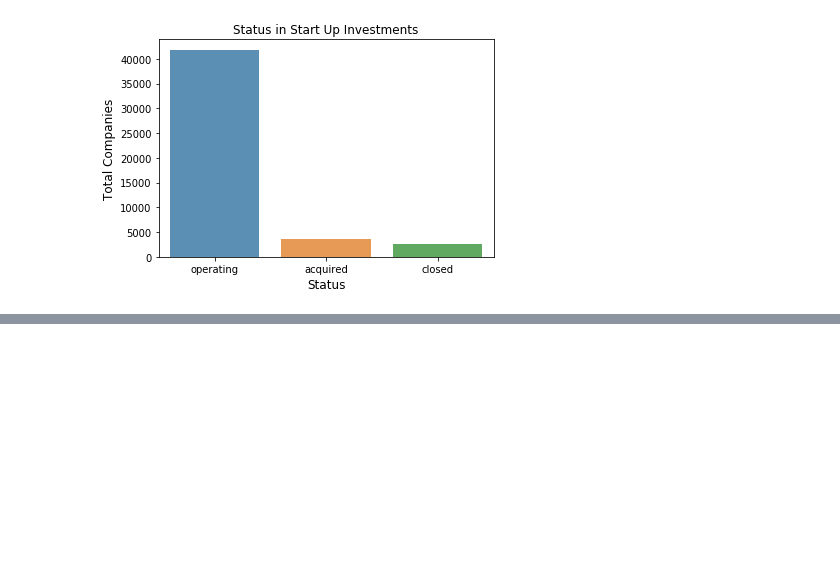
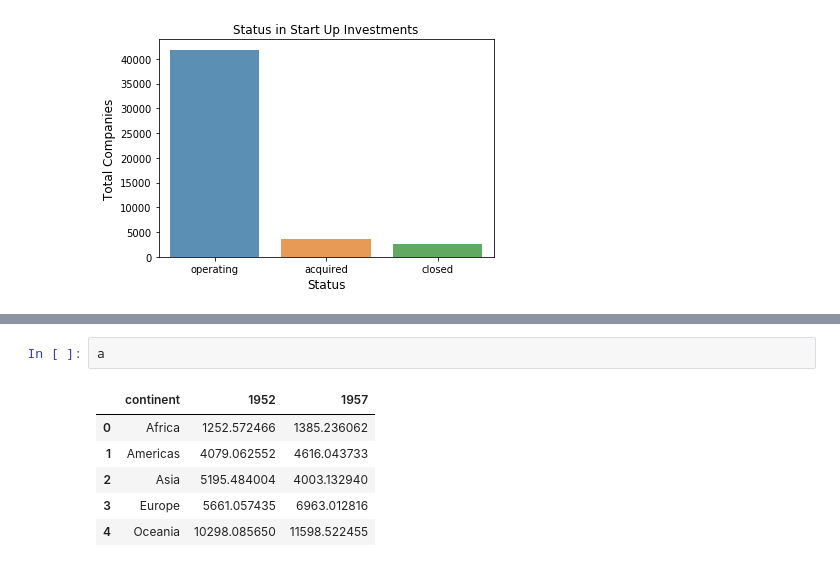
Before and after one commit to Eunha-Personal-Assistant/EDA-StartUpInvestments, a Jupyter notebook: Start Up Investments.ipynb, the cells around one changed output, grey strips where cells are left out. Saved outputs shown, nothing was run; the diff lists cells and outputs as text; blank space fills up the shorter version.

```diff
--- a/Start Up Investments.ipynb
+++ b/Start Up Investments.ipynb
@@ -174,0 +204,9 @@ plt.show()
+# %%
+a
+# %% [output]
+|  | continent | 1952 | 1957 |
+| 0 | Africa | 1252.572466 | 1385.236062 |
+| 1 | Americas | 4079.062552 | 4616.043733 |
+| 2 | Asia | 5195.484004 | 4003.132940 |
+| 3 | Europe | 5661.057435 | 6963.012816 |
+| 4 | Oceania | 10298.085650 | 11598.522455 |
```
Also changed, not shown: parts of 5 cells of this notebook.
